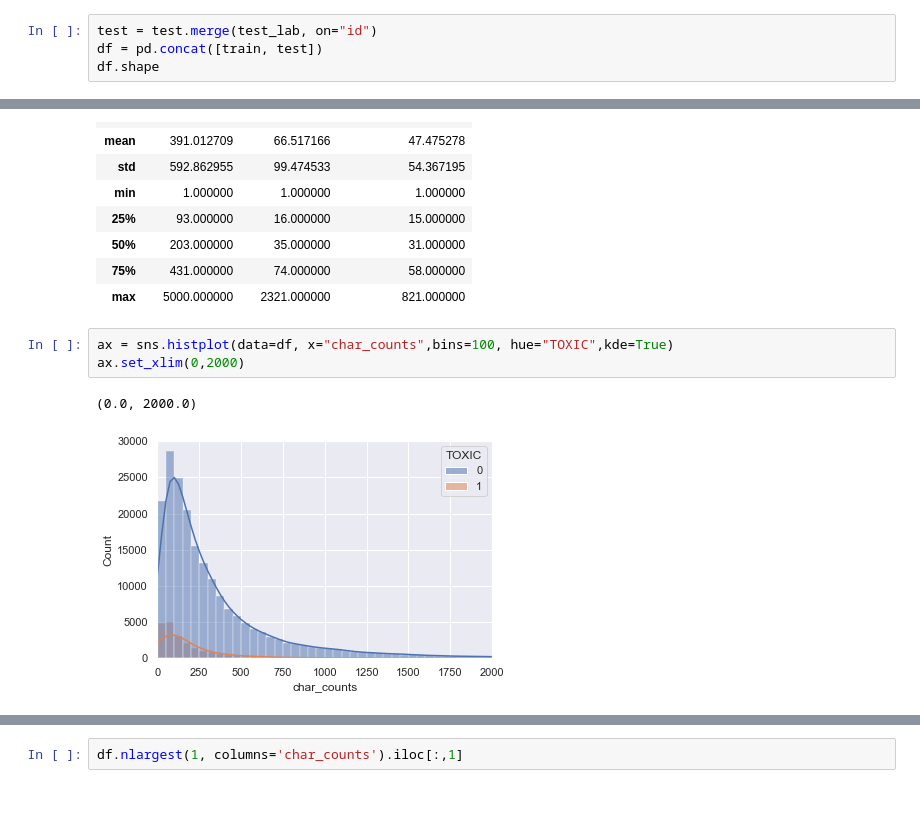
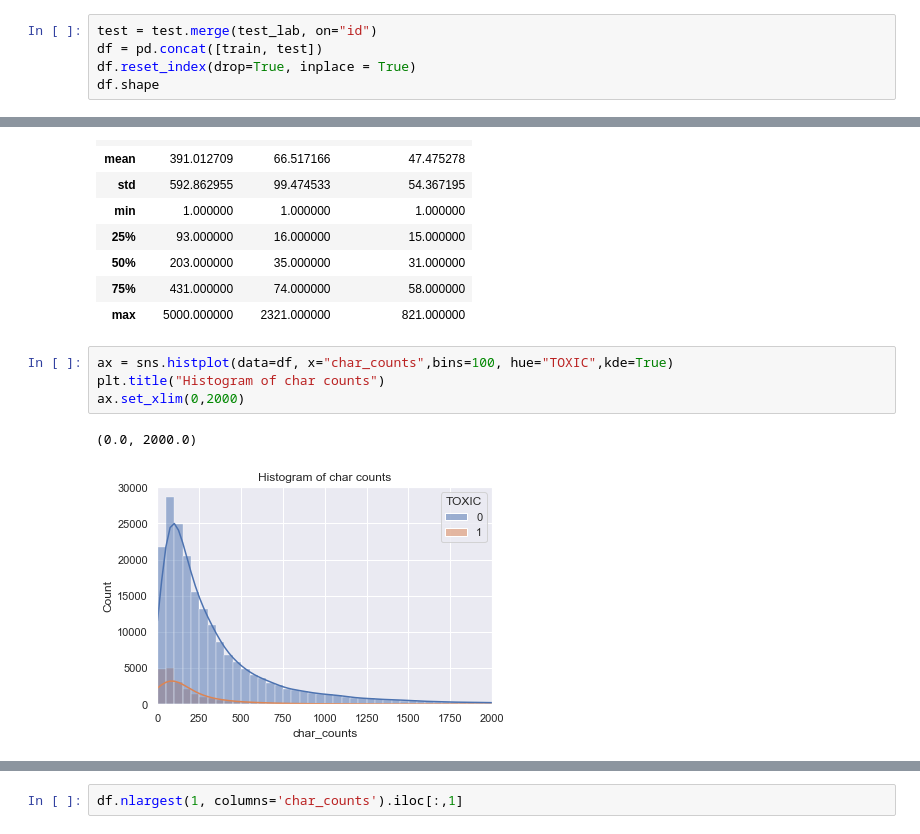
Before and after one commit to francescogemignani/Toxic-Comments-Classification-Challenge, a Jupyter notebook: EDA.ipynb, the cells around one changed output, grey strips where cells are left out. Drawn from its saved outputs; the diff is of its cells as text; blank space fills up the shorter version.

```diff
--- a/EDA.ipynb
+++ b/EDA.ipynb
@@ -44,6 +44,7 @@ test_lab = pd.read_csv("./data/test_labels.csv")
 # %%
 test = test.merge(test_lab, on="id")
 df = pd.concat([train, test])
+df.reset_index(drop=True, inplace = True)
 df.shape
 # %% [output]
 (312735, 8)
@@ -220,9 +237,10 @@ df[['char_counts','word_counts','unique_word_counts']].describe()
 | max | 5000.000000 | 2321.000000 | 821.000000 |
 # %%
 ax = sns.histplot(data=df, x="char_counts",bins=100, hue="TOXIC",kde=True)
+plt.title("Histogram of char counts")
 ax.set_xlim(0,2000)
 # %% [output]
 (0.0, 2000.0)
-[figure, old version]
+[figure, new version]
 # %%
 ax = sns.histplot(data=df, x="word_counts",bins=150, hue="TOXIC",kde=True)
```
Also changed, not shown: parts of 7 cells of this notebook.
